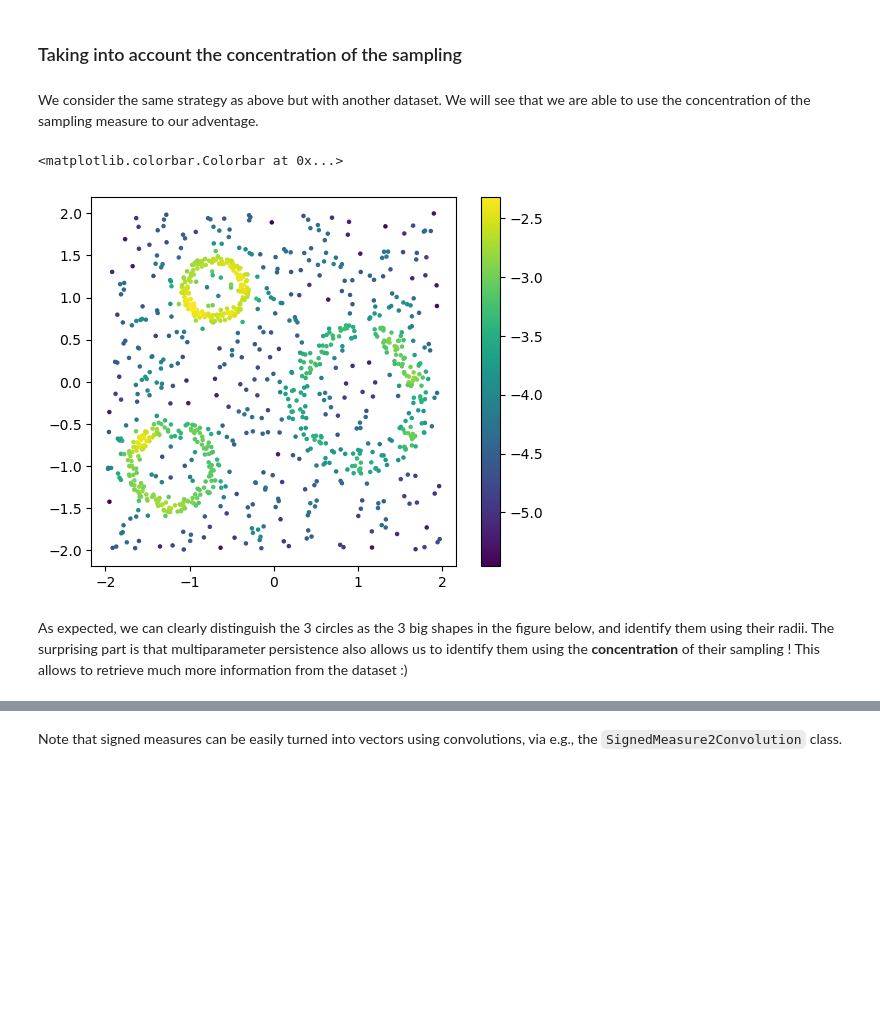
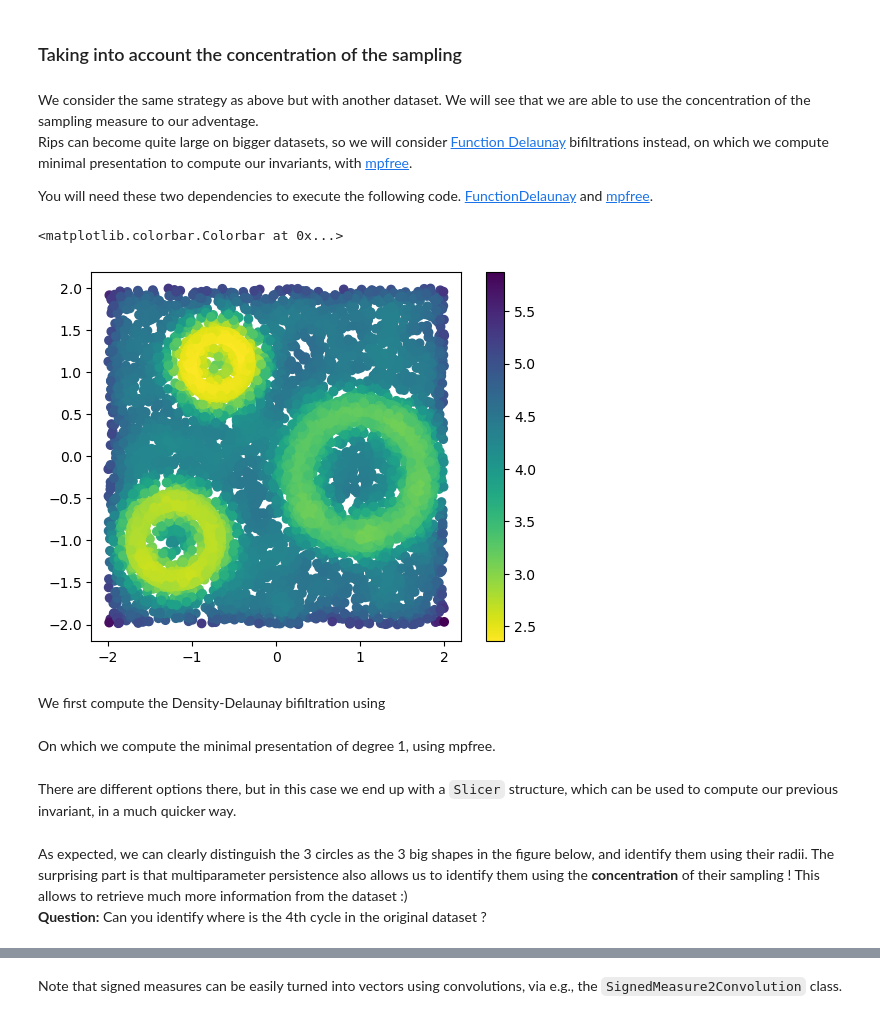
Before and after one commit to DavidLapous/multipers, a Jupyter notebook: tutorial/multipers_introduction.ipynb, the cells around one changed output, grey strips where cells are left out. Drawn from its saved outputs; the diff is of its cells as text; code cells hidden in the pictures; blank space fills up the shorter version.

```diff
--- a/tutorial/multipers_introduction.ipynb
+++ b/tutorial/multipers_introduction.ipynb
@@ -115,12 +97,18 @@ sm, = SimplexTree2SignedMeasure(
 ### Taking into account the concentration of the sampling
 # %% [markdown]
 We consider the same strategy as above but with another dataset. We will see that we are able to use the concentration of the sampling measure to our adventage.
+<br>
+Rips can become quite large on bigger datasets, so we will consider [Function Delaunay](https://arxiv.org/abs/2310.15902) bifiltrations instead, on which we compute minimal presentation to compute our invariants, with [mpfree](https://doi.org/10.1137/1.9781611976472.16).
+
+You will need these two dependencies to execute the following code. [FunctionDelaunay](https://bitbucket.org/mkerber/function_delaunay) and [mpfree](https://bitbucket.org/mkerber/mpfree).
 # %%
 from multipers.data import three_annulus
-X = three_annulus(500,500)
-density = KDE(bandwidth=0.1).fit(X).score_samples(X)
-plt.scatter(X[:,0], X[:,1],s=5, c = density)
+X = three_annulus(5000,5000)
+density = KDE(bandwidth=0.15).fit(X).score_samples(X)
+plt.scatter(*X.T, c = -density, cmap="viridis_r")
 plt.gca().set_aspect(1); plt.colorbar()
 # %% [output]
 <matplotlib.colorbar.Colorbar at 0x...>
-[figure, old version]
+[figure, new version]
+# %% [markdown]
+We first compute the Density-Delaunay bifiltration using
@@ -126,0 +118,2 @@ plt.gca().set_aspect(1); plt.colorbar()
+# %% [markdown]
+On which we compute the minimal presentation of degree 1, using mpfree.
@@ -127,2 +122,6 @@ plt.gca().set_aspect(1); plt.colorbar()
+# %% [markdown]
+There are different options there, but in this case we end up with a `Slicer` structure, which can be used to compute our previous invariant, in a much quicker way.
 # %% [markdown]
 As expected, we can clearly distinguish the 3 circles as the 3 big shapes in the figure below, and identify them using their radii. The surprising part is that multiparameter persistence also allows us to identify them using the **concentration** of their sampling ! This allows to retrieve much more information from the dataset :)
+<br>
+**Question:** Can you identify where is the 4th cycle in the original dataset ?
```
Also changed, not shown: parts of 28 cells of this notebook.
